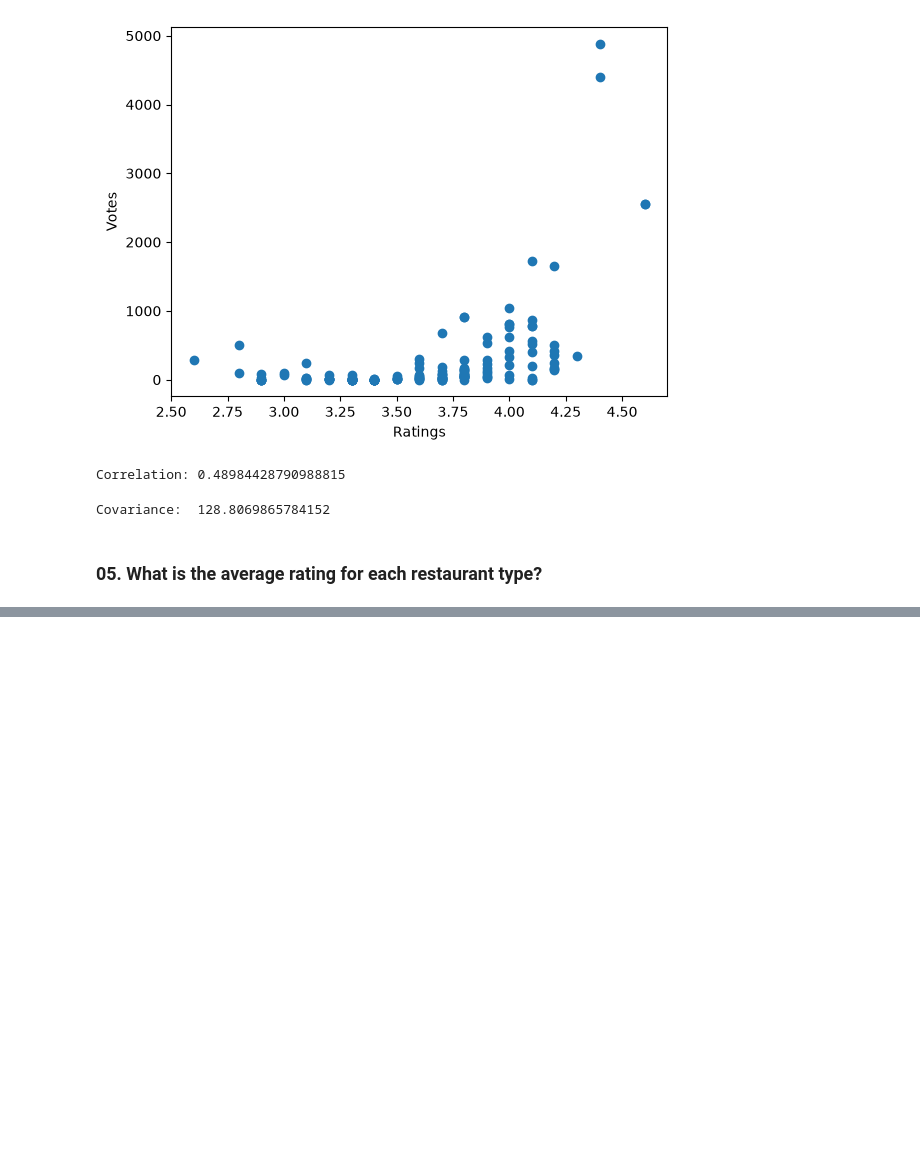
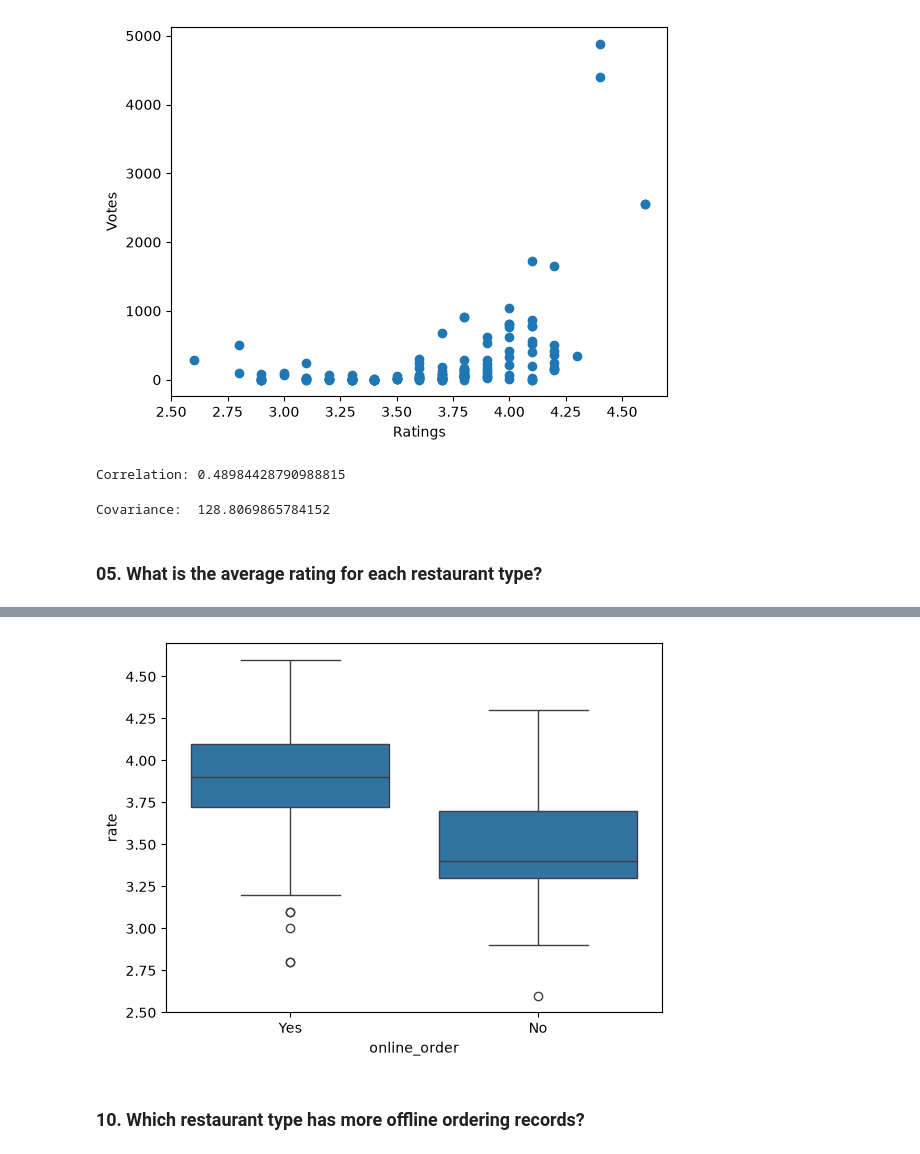
Before and after one commit to AagmanTiwari/Zomato-Data-Analysis-Project, a Jupyter notebook: Zomato EDA Project.ipynb, the cells around one changed output, grey strips where cells are left out. Drawn from its saved outputs; the diff is of its cells as text; code cells hidden in the pictures; blank space fills up the shorter version.

```diff
--- a/Zomato EDA Project.ipynb
+++ b/Zomato EDA Project.ipynb
@@ -373,0 +450,7 @@ Covariance:  128.8069865784152
+# %%
+sns.boxplot(y = 'rate', x = 'online_order', data = df)
+plt.show()
+# %% [output]
+[figure, added]
+# %% [markdown]
+### 10. Which restaurant type has more offline ordering records?
```
Also changed, not shown: parts of 17 cells of this notebook, 1 other file.
